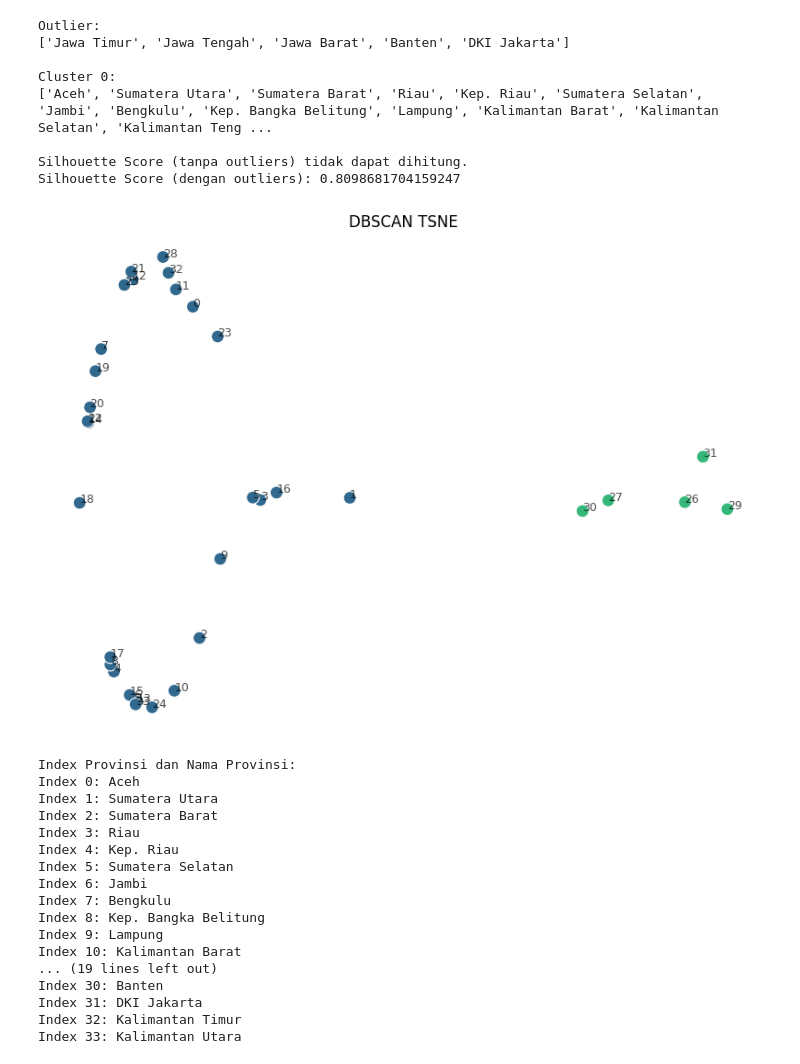
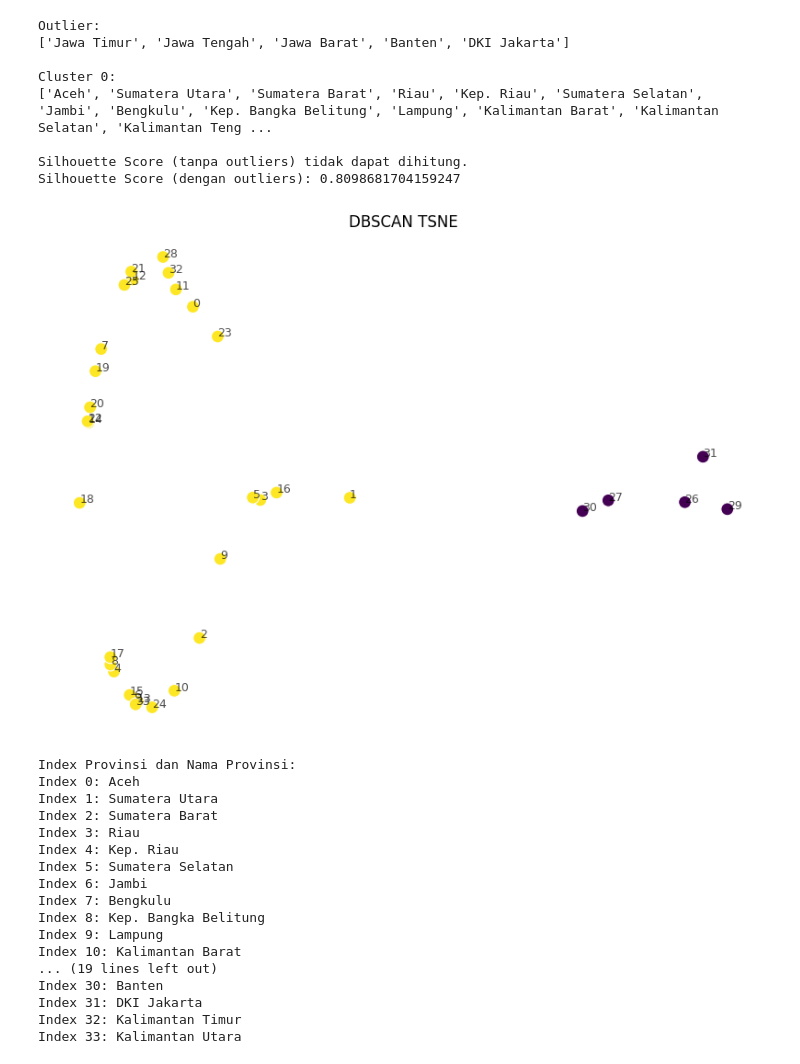
Before and after one commit to XQVWMM/konsumsi-listrik-notebook, a Jupyter notebook: DBSCAN.ipynb, the cells around one changed output. Cells and saved outputs as stored; diff of their text form; code cells hidden in the pictures.

```diff
--- a/DBSCAN.ipynb
+++ b/DBSCAN.ipynb
@@ -123,26 +123,26 @@ Silhouette Score (dengan outliers): 0.8098681704159247
 # %%
 tsne = TSNE(n_components=2, random_state=42)
 X_tsne = tsne.fit_transform(scaled_features)
 
 df_tsne = pd.DataFrame(data=X_tsne, columns=['tSNE1', 'tSNE2'])
-df_tsne['Cluster'] = clusters_modif
+df_tsne['Cluster'] = clusters
 df_tsne['Provinsi'] = data['Province'].tolist()
 
 plt.figure(figsize=(10, 7))
 sns.scatterplot(data=df_tsne, x='tSNE1', y='tSNE2', hue='Cluster', palette='viridis', s=100, legend=None)
 
 for i in range(len(df_tsne)):
     plt.text(df_tsne.loc[i, 'tSNE1'], df_tsne.loc[i, 'tSNE2'], str(i), fontsize=9, alpha=0.7)
 
 plt.title('DBSCAN TSNE')
 plt.axis('off')
 plt.show()
 
 print("\nIndex Provinsi dan Nama Provinsi:")
 for i, province in enumerate(df_tsne['Provinsi']):
     print(f"Index {i}: {province}")
 # %% [output]
-[figure, old version]
+[figure, new version]
 Index Provinsi dan Nama Provinsi:
 Index 0: Aceh
 Index 1: Sumatera Utara
```
Also changed, not shown: parts of 3 cells of this notebook, 1 other file.
